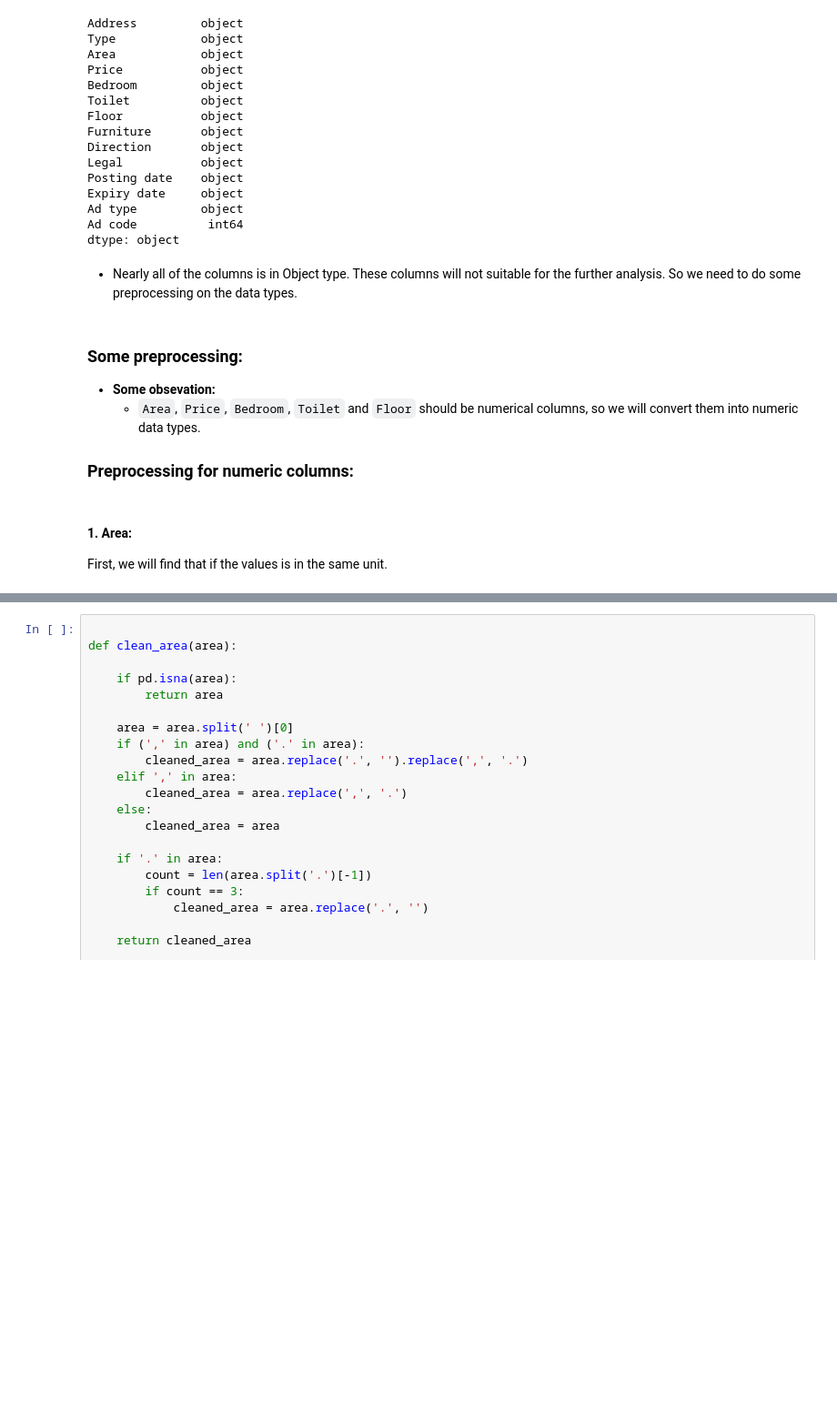
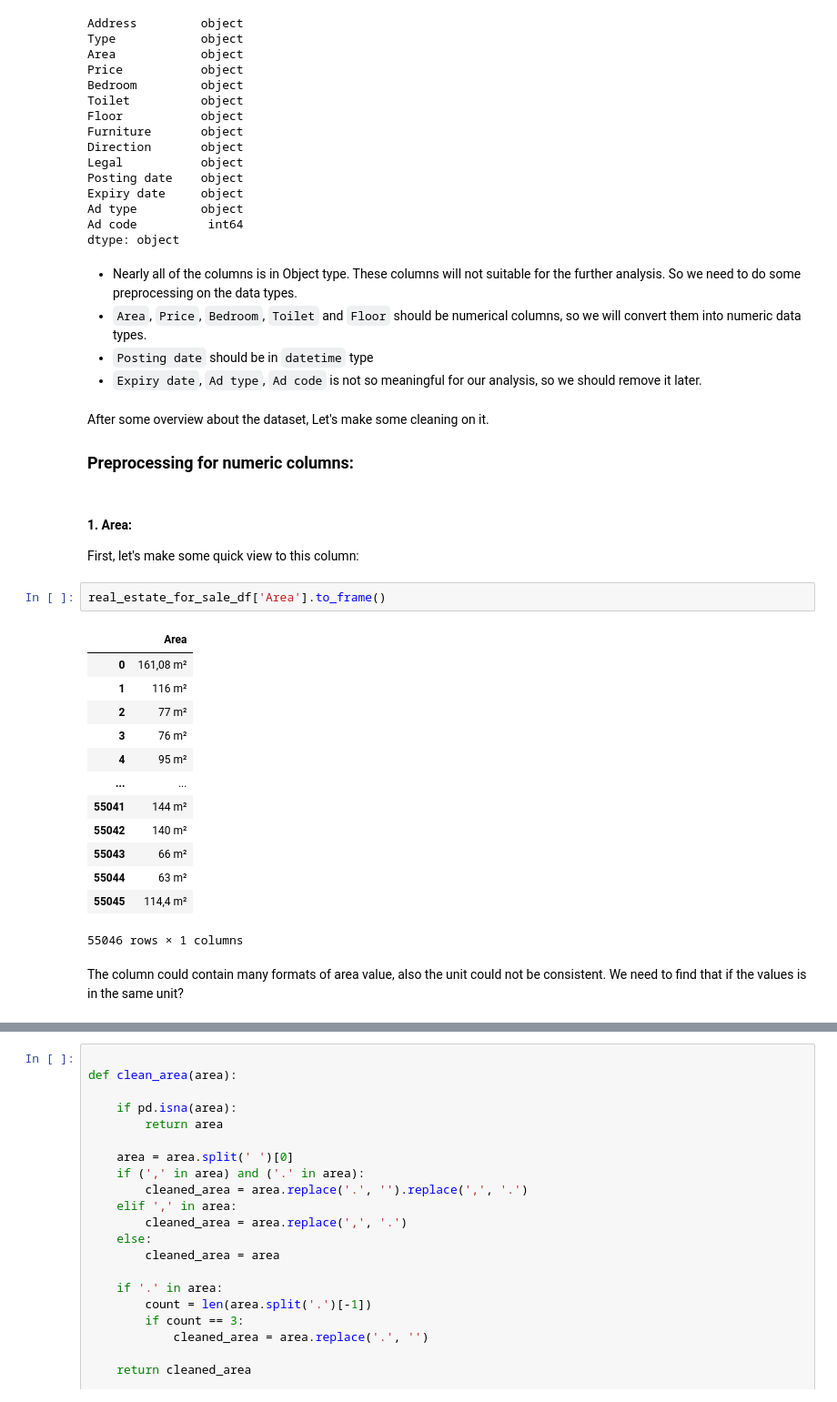
Before and after one commit to bonkh/I2DS_Final_Project, a Jupyter notebook: Notebook/Phase0.2_Preprocessing_for_sale.ipynb, the cells around one changed output, grey strips where cells are left out. Shown at 91% size. Cells and saved outputs as stored; diff of their text form; blank space fills up the shorter version.

Commit message:
complete preprocessing

```diff
--- a/Notebook/Phase0.2_Preprocessing_for_sale.ipynb
+++ b/Notebook/Phase0.2_Preprocessing_for_sale.ipynb
@@ -143,15 +145,32 @@ Ad code          int64
 dtype: object
 # %% [markdown]
 - Nearly all of the columns is in Object type. These columns will not suitable for the further analysis. So we need to do some preprocessing on the data types.
+- `Area`, `Price`, `Bedroom`, `Toilet` and `Floor` should be numerical columns, so we will convert them into numeric data types.
+- `Posting date` should be in `datetime` type
+- `Expiry date`, `Ad type`, `Ad code` is not so meaningful for our analysis, so we should remove it later.
-# %% [markdown]
-### Some preprocessing:
-
-- **Some obsevation:**
-    - `Area`, `Price`, `Bedroom`, `Toilet` and `Floor` should be numerical columns, so we will convert them into numeric data types.
-
-### Preprocessing for numeric columns:
-# %% [markdown]
-#### **1. Area:**
-First, we will find that if the values is in the same unit.
+# %% [markdown]
+After some overview about the dataset, Let's make some cleaning on it.
+### Preprocessing for numeric columns:
+# %% [markdown]
+#### **1. Area:**
+First, let's make some quick view to this column:
+# %%
+real_estate_for_sale_df['Area'].to_frame()
+# %% [output]
+|  | Area |
+| 0 | 161,08 m² |
+| 1 | 116 m² |
+| 2 | 77 m² |
+| 3 | 76 m² |
+| 4 | 95 m² |
+| ... | ... |
+| 55041 | 144 m² |
+| 55042 | 140 m² |
+| 55043 | 66 m² |
+| 55044 | 63 m² |
+| 55045 | 114,4 m² |
+55046 rows × 1 columns
+# %% [markdown]
+The column could contain many formats of area value, also the unit could not be consistent. We need to find that if the values is in the same unit?
 # %%
 area_values = real_estate_for_sale_df[real_estate_for_sale_df['Area'].notna()]['Area'].to_list()
```
Also changed, not shown: parts of 26 cells of this notebook, 2 other files.
